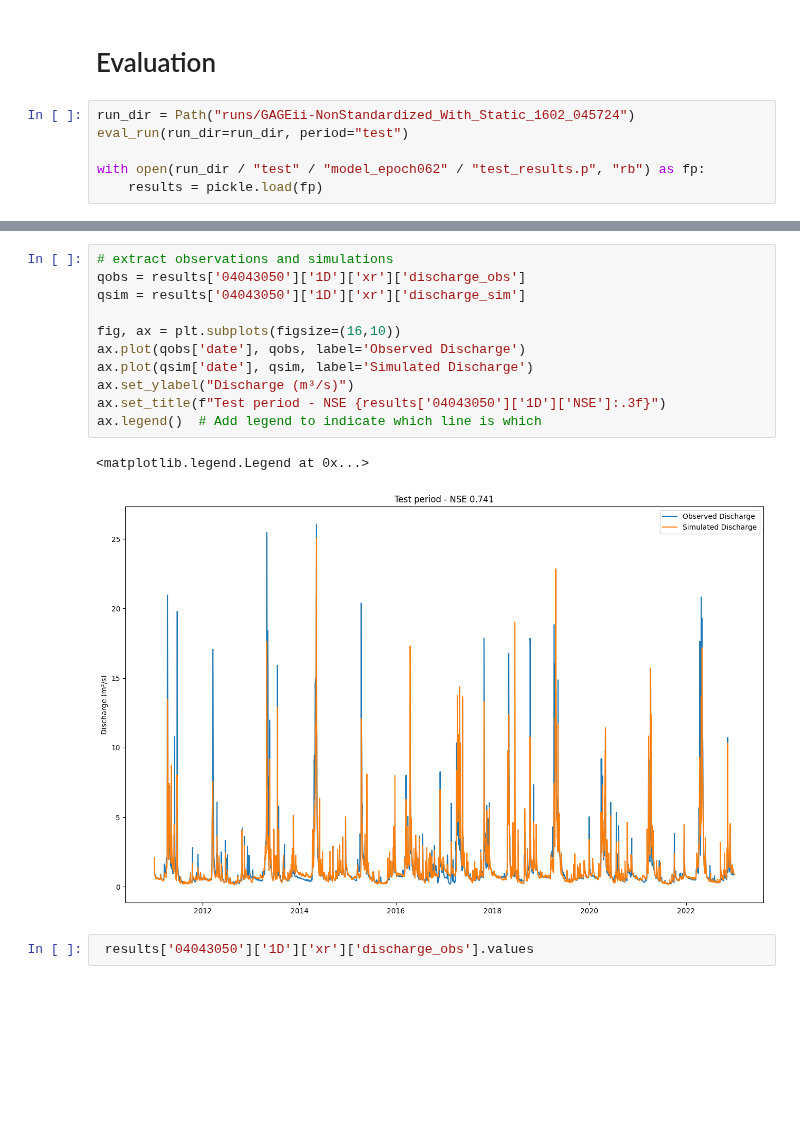
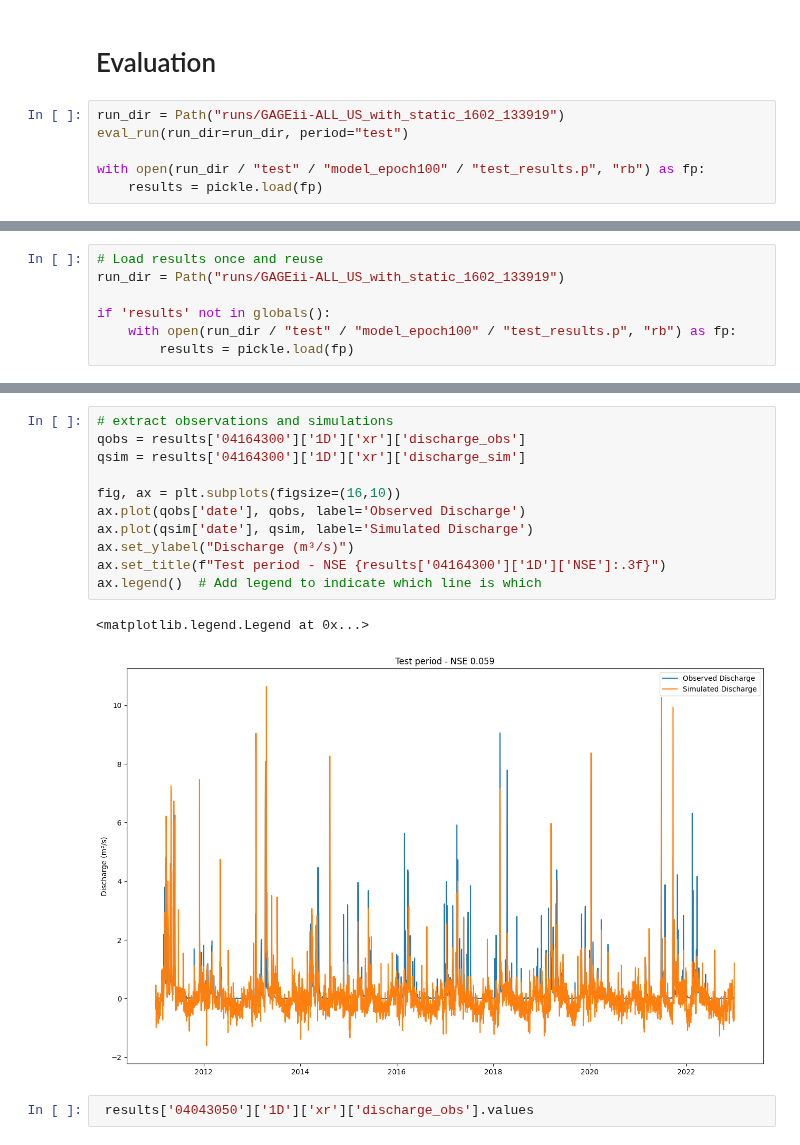
Before and after one commit to yunsupark1120/GAGEii_modeling, a Jupyter notebook: model_training.ipynb, the cells around one changed output, grey strips where cells are left out. Drawn from its saved outputs; the diff is of its cells as text; blank space fills up the shorter version.

```diff
--- a/model_training.ipynb
+++ b/model_training.ipynb
@@ -33,9 +68,9 @@ KeyboardInterrupt:
 # %% [markdown]
 # Evaluation
 # %%
-run_dir = Path("runs/GAGEii-NonStandardized_With_Static_1602_045724")
+run_dir = Path("runs/GAGEii-ALL_US_with_static_1602_133919")
 eval_run(run_dir=run_dir, period="test")
 
-with open(run_dir / "test" / "model_epoch062" / "test_results.p", "rb") as fp:
+with open(run_dir / "test" / "model_epoch100" / "test_results.p", "rb") as fp:
     results = pickle.load(fp)
 # %% [output]
@@ -53,3 +78,10 @@ AttributeError: '_MultiProcessingDataLoaderIter' object has no attribute '_worke
+# %%
+# Load results once and reuse
+run_dir = Path("runs/GAGEii-ALL_US_with_static_1602_133919")
+
+if 'results' not in globals():
+    with open(run_dir / "test" / "model_epoch100" / "test_results.p", "rb") as fp:
+        results = pickle.load(fp)
 # %%
 import numpy as np
 import pandas as pd
@@ -125,17 +190,17 @@ plt.show()
 # %%
 # extract observations and simulations
-qobs = results['04043050']['1D']['xr']['discharge_obs']
-qsim = results['04043050']['1D']['xr']['discharge_sim']
+qobs = results['04164300']['1D']['xr']['discharge_obs']
+qsim = results['04164300']['1D']['xr']['discharge_sim']
 
 fig, ax = plt.subplots(figsize=(16,10))
 ax.plot(qobs['date'], qobs, label='Observed Discharge')
 ax.plot(qsim['date'], qsim, label='Simulated Discharge')
 ax.set_ylabel("Discharge (m³/s)")
-ax.set_title(f"Test period - NSE {results['04043050']['1D']['NSE']:.3f}")
+ax.set_title(f"Test period - NSE {results['04164300']['1D']['NSE']:.3f}")
 ax.legend()  # Add legend to indicate which line is which
 # %% [output]
 <matplotlib.legend.Legend at 0x...>
-[figure, old version]
+[figure, new version]
 # %%
  results['04043050']['1D']['xr']['discharge_obs'].values
 # %% [output]
```
Also changed, not shown: parts of 33 cells of this notebook, 5 other files.
